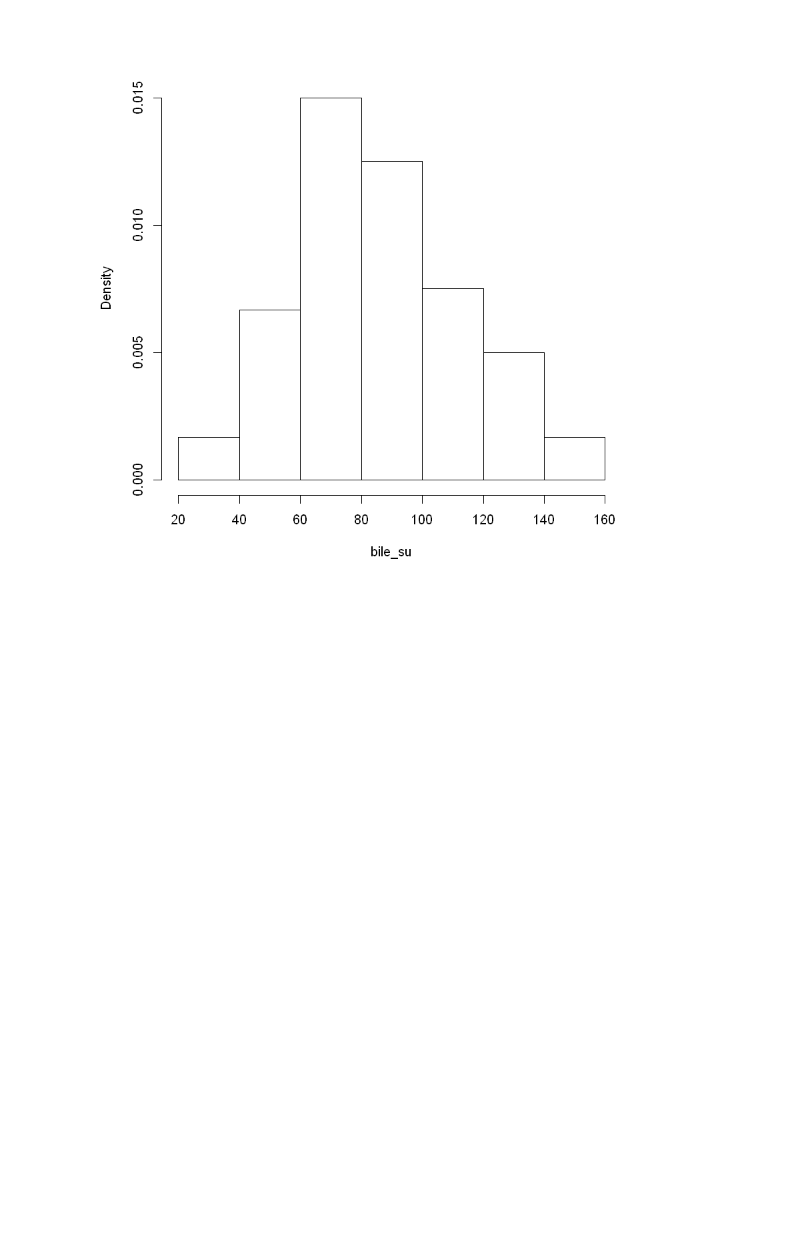
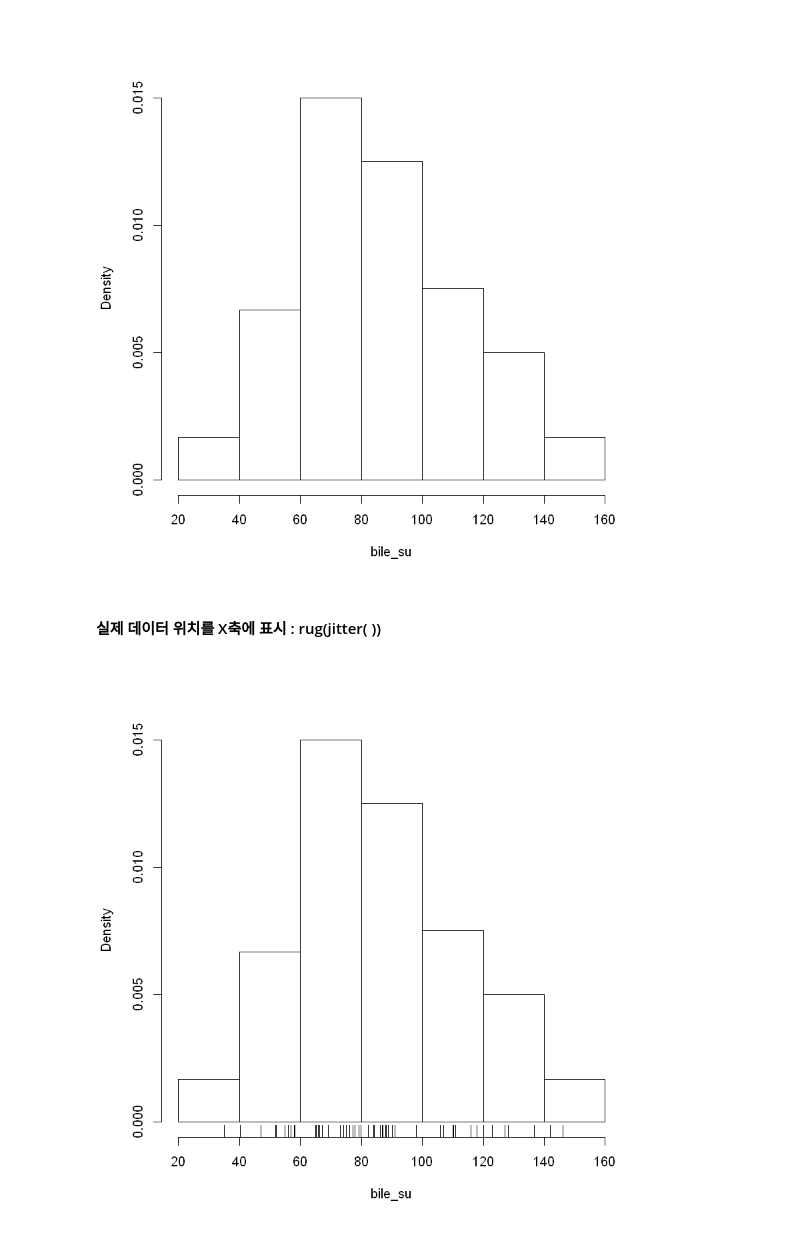
Before and after one commit to todagi/Visualization, a Jupyter notebook: R/book_'Data_Visualization'/Histogram.ipynb, the cells around one changed output. Saved outputs shown, nothing was run; the diff lists cells and outputs as text; code cells hidden in the pictures; blank space fills up the shorter version.

Commit message:
hist

```diff
--- a/R/book_'Data_Visualization'/Histogram.ipynb
+++ b/R/book_'Data_Visualization'/Histogram.ipynb
@@ -61,3 +61,10 @@ hist(bile_su, probability = T, main = NULL)
 hist(bile_su, freq = F, main = NULL)
 # %% [output]
 [figure]
+# %% [markdown]
+#### 실제 데이터 위치를 X축에 표시 : rug(jitter( ))
+# %%
+hist(bile_su, freq = F, main = NULL)
+rug(jitter(bile_su))
+# %% [output]
+[figure, added]
```
Also changed, not shown: parts of 17 cells of this notebook.
